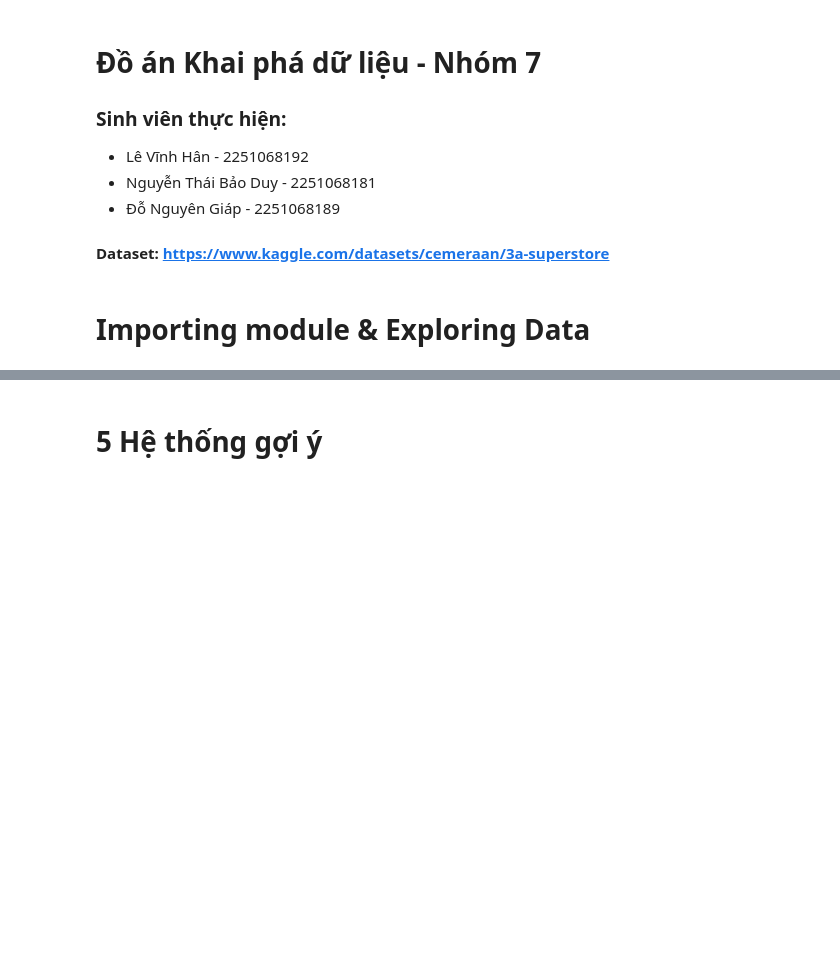
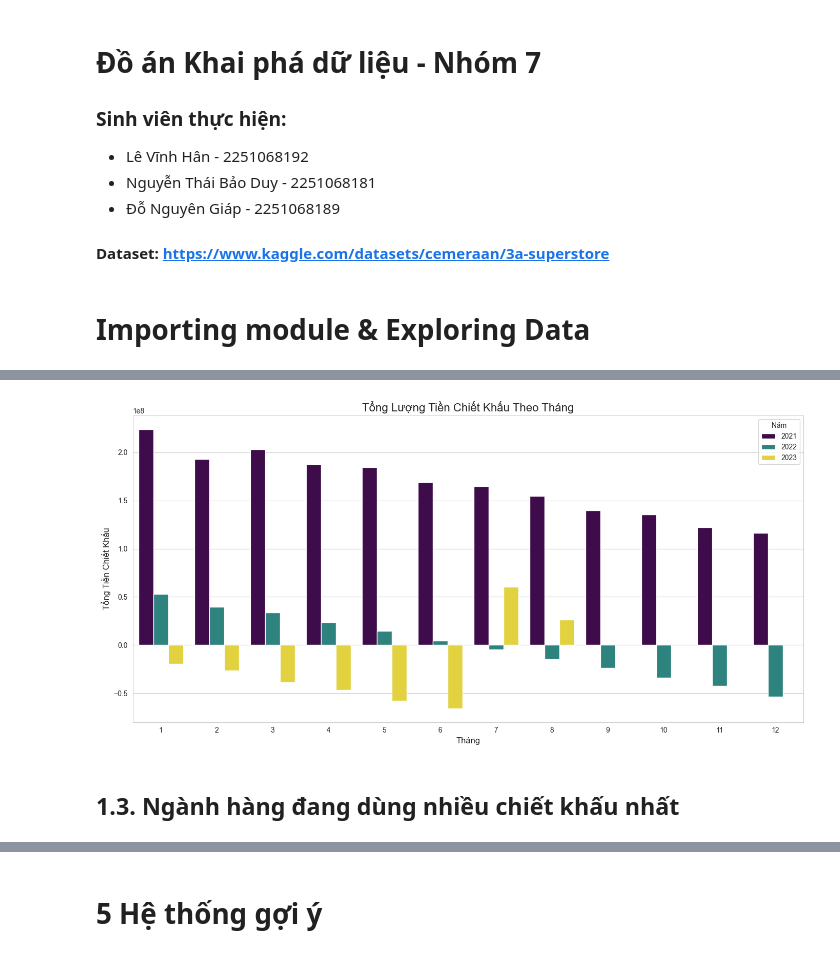
Before and after one commit to Hanhoclaptrinh/data-mining, a Jupyter notebook: source/Nhom7.ipynb, the cells around one changed output, grey strips where cells are left out. Drawn from its saved outputs; the diff is of its cells as text; code cells hidden in the pictures; blank space fills up the shorter version.

Commit message:
chinh sua phan tich doanh thu

```diff
--- a/source/Nhom7.ipynb
+++ b/source/Nhom7.ipynb
@@ -183,0 +126,2 @@ plt.show()
+# %%
+df = df.drop('total_gross_revenue_per_order')
@@ -183,0 +130,23 @@ plt.show()
+# %%
+# doanh thu và chiết khấu theo tháng
+monthly_analysis = (
+    df.group_by(["order_year", "order_month"])
+    .agg([
+        pl.sum("gross_revenue").alias("total_gross_revenue"),
+        pl.sum("net_revenue").alias("total_net_revenue"),
+        pl.sum("discount_amount").alias("total_discount")
+    ])
+    .with_columns(
+        # tính tỷ lệ chiết khấu tổng thể của tháng
+        # (tổng tiền giảm giá / tổng doanh thu gộp) * 100
+        pl.when(pl.col("total_gross_revenue") > 0)
+          .then(((pl.col("total_discount") / pl.col("total_gross_revenue")) * 100))
+          .otherwise(0)
+          .alias("overall_discount_rate")
+    )
+    .sort(["order_year", "order_month"])
+    .to_pandas()
+)
+
+print("Kết quả phân tích chiết khấu theo tháng:")
+print(monthly_analysis.head(10))
@@ -183,0 +171,24 @@ plt.show()
+# %%
+# trực quan hóa lượng doanh thu mà doanh nghiệp đã chi trả hàng tháng cho chiết khấu
+sns.set_style("whitegrid")
+plt.rcParams['figure.figsize'] = (14, 7)
+
+ax = sns.barplot(
+    data=monthly_analysis,
+    x="order_month",
+    y="total_discount",
+    hue="order_year",
+    palette="viridis"
+)
+
+plt.title("Tổng Lượng Tiền Chiết Khấu Theo Tháng", fontsize=16)
+plt.xlabel("Tháng", fontsize=12)
+plt.ylabel("Tổng Tiền Chiết Khấu", fontsize=12)
+plt.xticks(range(0, 12), labels=range(1, 13))
+plt.legend(title="Năm")
+plt.tight_layout()
+plt.show()
+# %% [output]
+[figure, added]
+# %% [markdown]
+## **1.3. Ngành hàng đang dùng nhiều chiết khấu nhất**
```
Also changed, not shown: parts of 61 cells of this notebook.
